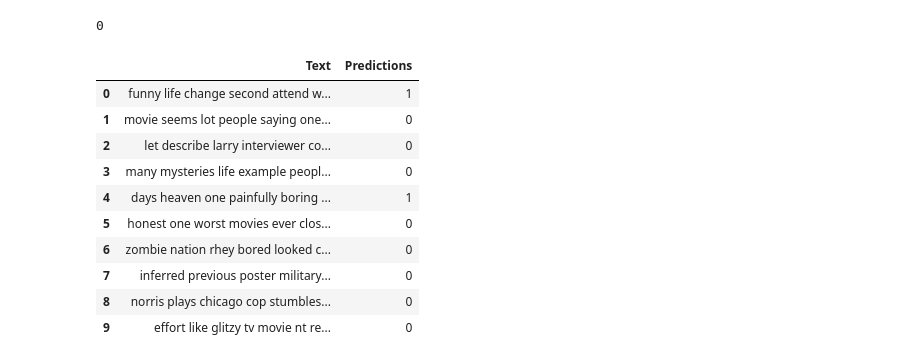
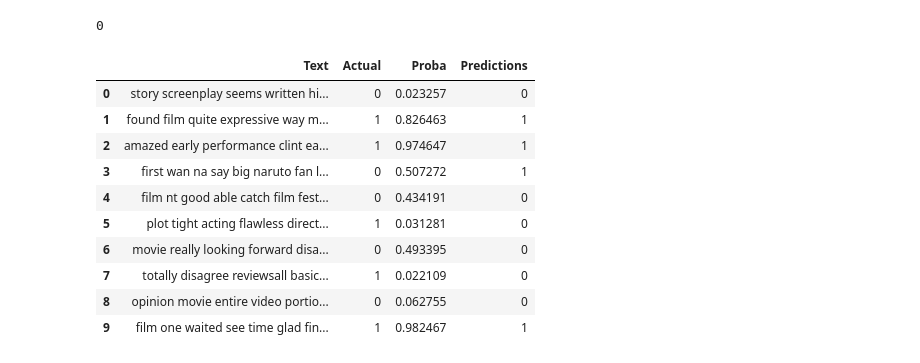
Before and after one commit to menonpg/CMU_PGSS_2022, a Jupyter notebook: Week02/LoadIMDB.ipynb, the cells around one changed output. Cells and saved outputs as stored; diff of their text form; code cells hidden in the pictures.

Commit message:
Predicting probability of response on a test set

```diff
--- a/Week02/LoadIMDB.ipynb
+++ b/Week02/LoadIMDB.ipynb
@@ -274,20 +274,21 @@ print(prediction)
 # %%
 randomsampleSet = sample(range(0,50000),10)
 
 predictions = predictor.predict(df["cleaned"].values[randomsampleSet])
+prediction_proba = predictor.predict_proba(df["cleaned"].values[randomsampleSet])[:,1]
 
-output = pd.DataFrame({'Text': df["cleaned"].values[randomsampleSet], 'Predictions':predictions })
+output = pd.DataFrame({'Text': df["cleaned"].values[randomsampleSet], 'Actual': df["sentiment"].values[randomsampleSet], 'Proba':prediction_proba,  'Predictions':predictions })
 
 output
 # %% [output]
-|  | Text | Predictions |
-| 0 | funny life change second attend w... | 1 |
-| 1 | movie seems lot people saying one... | 0 |
-| 2 | let describe larry interviewer co... | 0 |
-| 3 | many mysteries life example peopl... | 0 |
-| 4 | days heaven one painfully boring ... | 1 |
-| 5 | honest one worst movies ever clos... | 0 |
-| 6 | zombie nation rhey bored looked c... | 0 |
-| 7 | inferred previous poster military... | 0 |
-| 8 | norris plays chicago cop stumbles... | 0 |
-| 9 | effort like glitzy tv movie nt re... | 0 |
+|  | Text | Actual | Proba | Predictions |
+| 0 | story screenplay seems written hi... | 0 | 0.023257 | 0 |
+| 1 | found film quite expressive way m... | 1 | 0.826463 | 1 |
+| 2 | amazed early performance clint ea... | 1 | 0.974647 | 1 |
+| 3 | first wan na say big naruto fan l... | 0 | 0.507272 | 1 |
+| 4 | film nt good able catch film fest... | 0 | 0.434191 | 0 |
+| 5 | plot tight acting flawless direct... | 1 | 0.031281 | 0 |
+| 6 | movie really looking forward disa... | 0 | 0.493395 | 0 |
+| 7 | totally disagree reviewsall basic... | 1 | 0.022109 | 0 |
+| 8 | opinion movie entire video portio... | 0 | 0.062755 | 0 |
+| 9 | film one waited see time glad fin... | 1 | 0.982467 | 1 |
```
Also changed, not shown: parts of 3 cells of this notebook.
